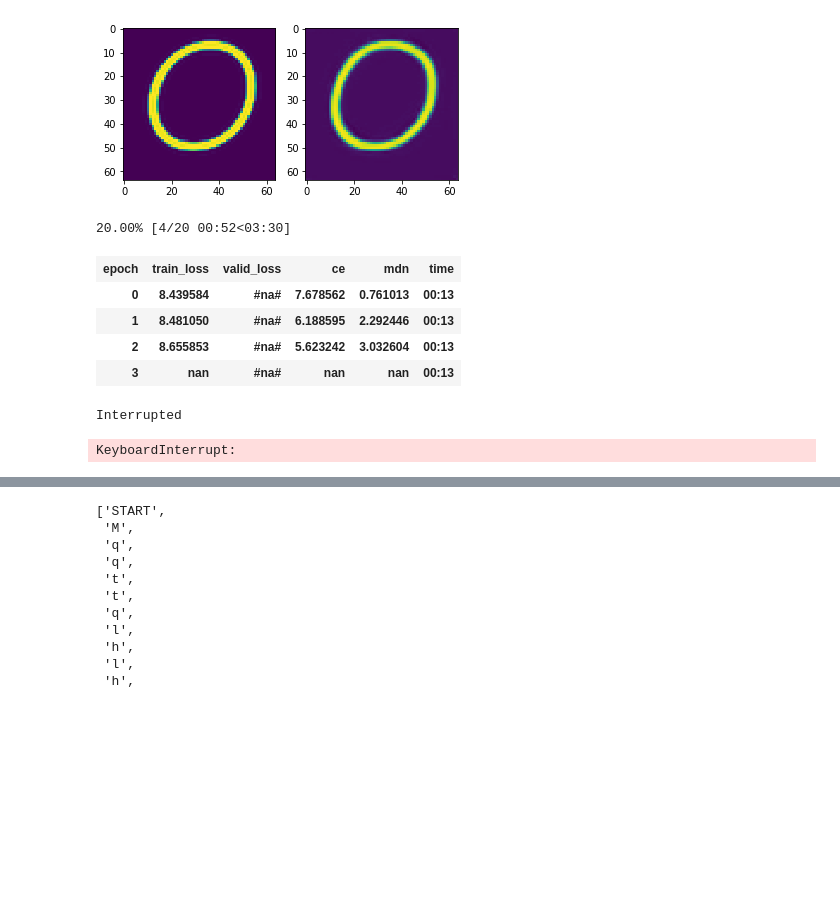
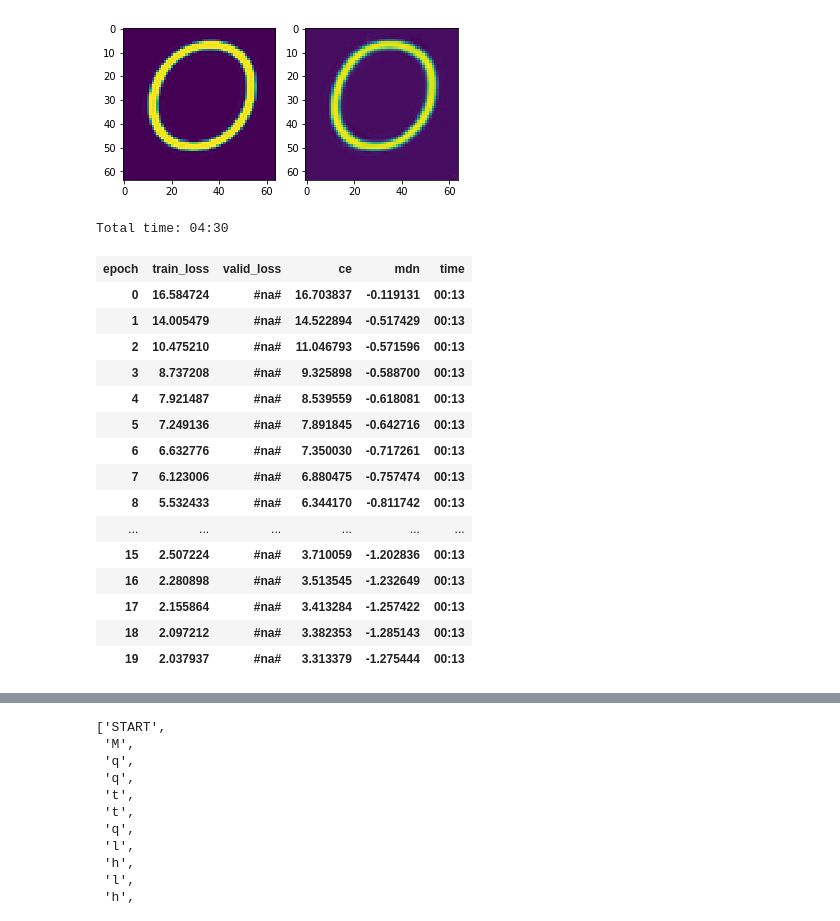
Before and after one commit to haofengac/font-gen, a Jupyter notebook: dataloader.ipynb, the cells around one changed output, grey strips where cells are left out. Saved outputs shown, nothing was run; the diff lists cells and outputs as text; code cells hidden in the pictures; blank space fills up the shorter version.

```diff
--- a/dataloader.ipynb
+++ b/dataloader.ipynb
@@ -314,10 +314,12 @@ def mdn_loss(pi, sigma, mu, target):
     The loss is the negative log likelihood of the data given the MoG
     parameters.
     """
+    ntarget = target.unsqueeze(2)
     m = torch.distributions.Normal(loc=mu, scale=sigma)
-    loss = torch.exp(m.log_prob(target.unsqueeze(2)))
-    loss = torch.prod(loss * pi.unsqueeze(-1), dim=3)
-    loss = -torch.log(loss.sum(dim=2))
+    loss = torch.exp(m.log_prob(ntarget))
+    loss = torch.sum(loss * pi.unsqueeze(-1), dim=2)
+    loss = -torch.log(loss+1e-8)
+    loss = loss[target != -2.0]
     return loss.mean()
 #     prob = pi * gaussian_probability(sigma, mu, target)
 #     nll = -torch.log(torch.sum(prob, dim=2))
@@ -347,7 +349,7 @@ class SVGDecoder(nn.Module):
         tools = [8]
         pens = [torch.zeros(4).fill_(-2.0).cuda()]
         i = 0
-        while i < 50 and tools[-1] != 9:
+        while i < 50 and tools[-1] != 9 and tools[-1] != 6:
             r_in = torch.cat([self.token_emb(torch.tensor([[tools[-1]]]).cuda()),pens[-1][None,None,:],z[None,None,:]],dim=2)
             output, hs = self.rnn(r_in,hs)
             tool = self.token(output)
@@ -376,9 +378,9 @@ class SVGDecoder(nn.Module):
 class SVGDecoderLoss(nn.Module):
     def forward(self,preds,target_tokens,target_pen):
         tokens, pen = preds
-        #mask = target_tokens != 0
-        #loss_token = F.cross_entropy(tokens.transpose(1,2)[:,:,:-1],target_tokens,reduction="none")[mask].mean()
-        loss_token = 10*F.cross_entropy(tokens.transpose(1,2)[:,:,:-1],target_tokens)
+        mask = target_tokens != 0
+        loss_token = 10*F.cross_entropy(tokens.transpose(1,2)[:,:,:-1],target_tokens,reduction="none")[mask].mean()
+        #loss_token = 10*F.cross_entropy(tokens.transpose(1,2)[:,:,:-1],target_tokens)
         loss_pen = mdn_loss(*pen,target_pen)
         self.l_t = loss_token.item()
         self.l_p = loss_pen.item()
@@ -404,16 +406,25 @@ class SVGDecoderTrainer(LearnerCallback):
 # %%
 learnSVG = Learner(data,SVGDecoder(len(data.vocab)),loss_func=SVGDecoderLoss(),callback_fns=[SVGDecoderTrainer])
 # %%
-learnSVG.fit_one_cycle(20,3e-3)
+learnSVG.fit_one_cycle(20,3e-4)
 # %% [output]
-20.00% [4/20 00:52<03:30]
+Total time: 04:30
 | epoch | train_loss | valid_loss | ce | mdn | time |
-| 0 | 8.439584 | #na# | 7.678562 | 0.761013 | 00:13 |
-| 1 | 8.481050 | #na# | 6.188595 | 2.292446 | 00:13 |
-| 2 | 8.655853 | #na# | 5.623242 | 3.032604 | 00:13 |
-| 3 | nan | #na# | nan | nan | 00:13 |
+| 0 | 16.584724 | #na# | 16.703837 | -0.119131 | 00:13 |
+| 1 | 14.005479 | #na# | 14.522894 | -0.517429 | 00:13 |
+| 2 | 10.475210 | #na# | 11.046793 | -0.571596 | 00:13 |
+| 3 | 8.737208 | #na# | 9.325898 | -0.588700 | 00:13 |
+| 4 | 7.921487 | #na# | 8.539559 | -0.618081 | 00:13 |
+| 5 | 7.249136 | #na# | 7.891845 | -0.642716 | 00:13 |
+| 6 | 6.632776 | #na# | 7.350030 | -0.717261 | 00:13 |
+| 7 | 6.123006 | #na# | 6.880475 | -0.757474 | 00:13 |
+| 8 | 5.532433 | #na# | 6.344170 | -0.811742 | 00:13 |
+| ... | ... | ... | ... | ... | ... |
+| 15 | 2.507224 | #na# | 3.710059 | -1.202836 | 00:13 |
+| 16 | 2.280898 | #na# | 3.513545 | -1.232649 | 00:13 |
+| 17 | 2.155864 | #na# | 3.413284 | -1.257422 | 00:13 |
+| 18 | 2.097212 | #na# | 3.382353 | -1.285143 | 00:13 |
+| 19 | 2.037937 | #na# | 3.313379 | -1.275444 | 00:13 |
-Interrupted
-KeyboardInterrupt:
 # %%
 learnSVG.save("svg")
 # %%
```
Also changed, not shown: parts of 3 cells of this notebook.
